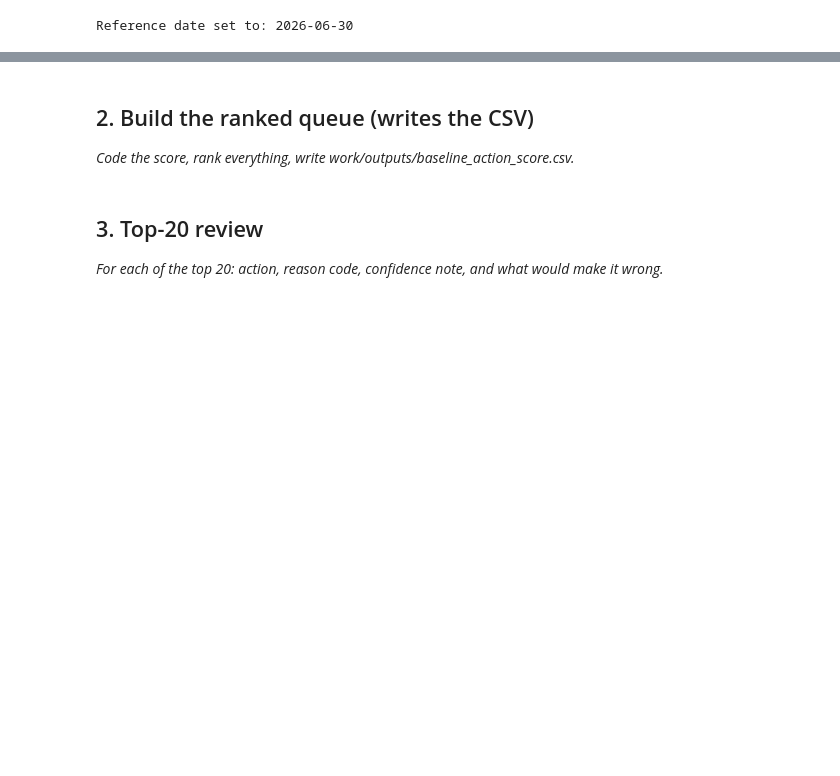
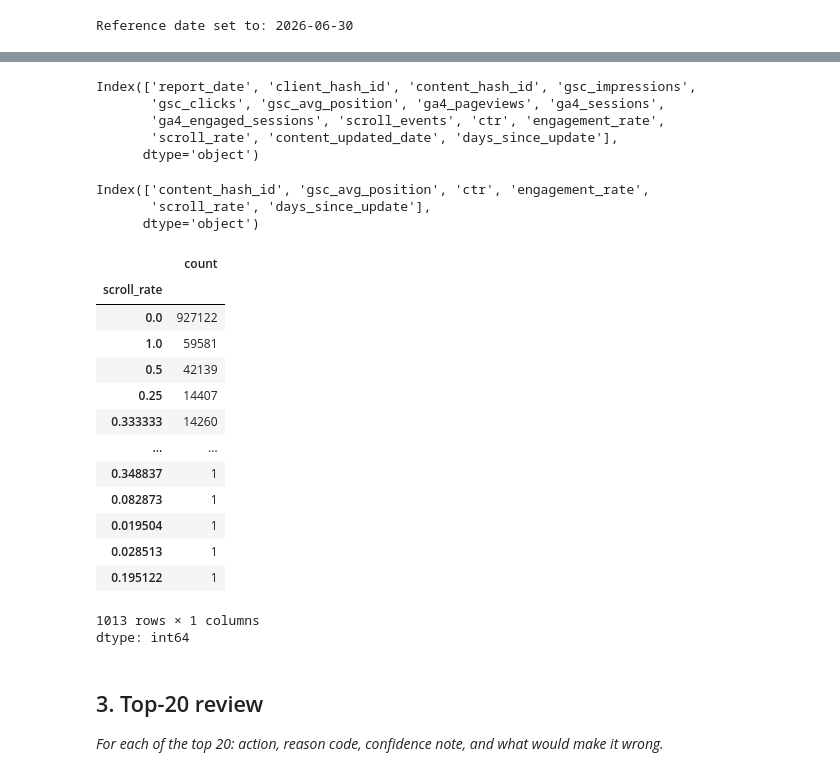
Before and after one commit to MuhammadFaizan0023/FlyRank_ML_internship_repo, a Jupyter notebook: work/notebooks/w04_baseline_score.ipynb, the cells around one changed output, grey strips where cells are left out. Drawn from its saved outputs; the diff is of its cells as text; code cells hidden in the pictures; blank space fills up the shorter version.

```diff
--- a/work/notebooks/w04_baseline_score.ipynb
+++ b/work/notebooks/w04_baseline_score.ipynb
@@ -61,0 +67,12 @@ con.sql(f"SUMMARIZE (SELECT scroll_events FROM {TABLES['fact_daily']})").show()
+# %%
+clients_last_3m = con.sql(f"""
+    SELECT report_date, client_hash_id, content_hash_id, gsc_impressions, gsc_clicks, gsc_avg_position,
+    ga4_pageviews, ga4_sessions, ga4_engaged_sessions, scroll_events
+    FROM {TABLES['fact_daily']}
+    WHERE report_date >= '2026-04-01'
+      AND report_date <= '2026-05-30'
+      AND client_has_gsc == 'true'
+      AND client_has_ga4 == 'true'
+      AND gsc_data_available == 'true'
+      AND ga4_data_available == 'true'
+""").df()
@@ -111,15 +143,19 @@ Candidate bindings: : "client_hash_id"
+# %%
+dimf_content = con.sql(f"""
+    SELECT content_hash_id, content_updated_date
+    FROM {TABLES['dim_content']}
+""").df()
 # %%
 # This cell is for CODE (numbers, a query, a check).
 # Write your text answer in the cell ABOVE this one — typing sentences here breaks Run All.
-reference_date = data["report_date"].max()
-data["ctr"] = data["clicks"] / data["gsc_impressions"]
-data["engagement_rate"] = data["ga4_engaged_sessions"] / data["ga4_sessions"]
-data["scroll_rate"] = data["scroll_events"] / data["ga4_pageviews"]
-data["days_since_update"] = (reference_date - data["content_updated_date"]).dt.days
 
-
-if data["gsc_avg_position"]<20 and data["ctr"]<0.4 and data["engagement_rate"]
+clients_last_3m["ctr"] = clients_last_3m["gsc_clicks"] / clients_last_3m["gsc_impressions"]
+clients_last_3m["engagement_rate"] = clients_last_3m["ga4_engaged_sessions"] / clients_last_3m["ga4_sessions"]
+clients_last_3m["scroll_rate"] = clients_last_3m["scroll_events"] / clients_last_3m["ga4_pageviews"].replace(0, pd.NA)
+clients_last_3m = clients_last_3m.merge(
+    dimf_content,
+    on="content_hash_id",
+    how="left"          # keep all fact rows even if a page is missing from dim_content
+)
+reference_date = clients_last_3m["report_date"].max()
+clients_last_3m["days_since_update"] = (reference_date - clients_last_3m["content_updated_date"]).dt.days
-# %% [markdown]
-## 2. Build the ranked queue (writes the CSV)
-
-*Code the score, rank everything, write work/outputs/baseline_action_score.csv.*
@@ -128,0 +162,36 @@ if data["gsc_avg_position"]<20 and data["ctr"]<0.4 and data["engagement_rate"]
+# %%
+clients_last_3m.columns
+# %% [output]
+Index(['report_date', 'client_hash_id', 'content_hash_id', 'gsc_impressions',
+       'gsc_clicks', 'gsc_avg_position', 'ga4_pageviews', 'ga4_sessions',
+       'ga4_engaged_sessions', 'scroll_events', 'ctr', 'engagement_rate',
+       'scroll_rate', 'content_updated_date', 'days_since_update'],
+      dtype='object')
+# %%
+clients_last_3m = clients_last_3m.drop(columns=['content_updated_date','report_date', 'client_hash_id', 'gsc_impressions',
+       'gsc_clicks','ga4_pageviews', 'ga4_sessions',
+       'ga4_engaged_sessions', 'scroll_events'])
+# %%
+clients_last_3m.columns
+# %% [output]
+Index(['content_hash_id', 'gsc_avg_position', 'ctr', 'engagement_rate',
+       'scroll_rate', 'days_since_update'],
+      dtype='object')
+# %%
+clients_last_3m["scroll_rate"].value_counts()
+# %% [output]
+|  | count |
+| scroll_rate |  |
+| 0.0 | 927122 |
+| 1.0 | 59581 |
+| 0.5 | 42139 |
+| 0.25 | 14407 |
+| 0.333333 | 14260 |
+| ... | ... |
+| 0.348837 | 1 |
+| 0.082873 | 1 |
+| 0.019504 | 1 |
+| 0.028513 | 1 |
+| 0.195122 | 1 |
+1013 rows × 1 columns
+dtype: int64
```
Also changed, not shown: parts of 17 cells of this notebook.
